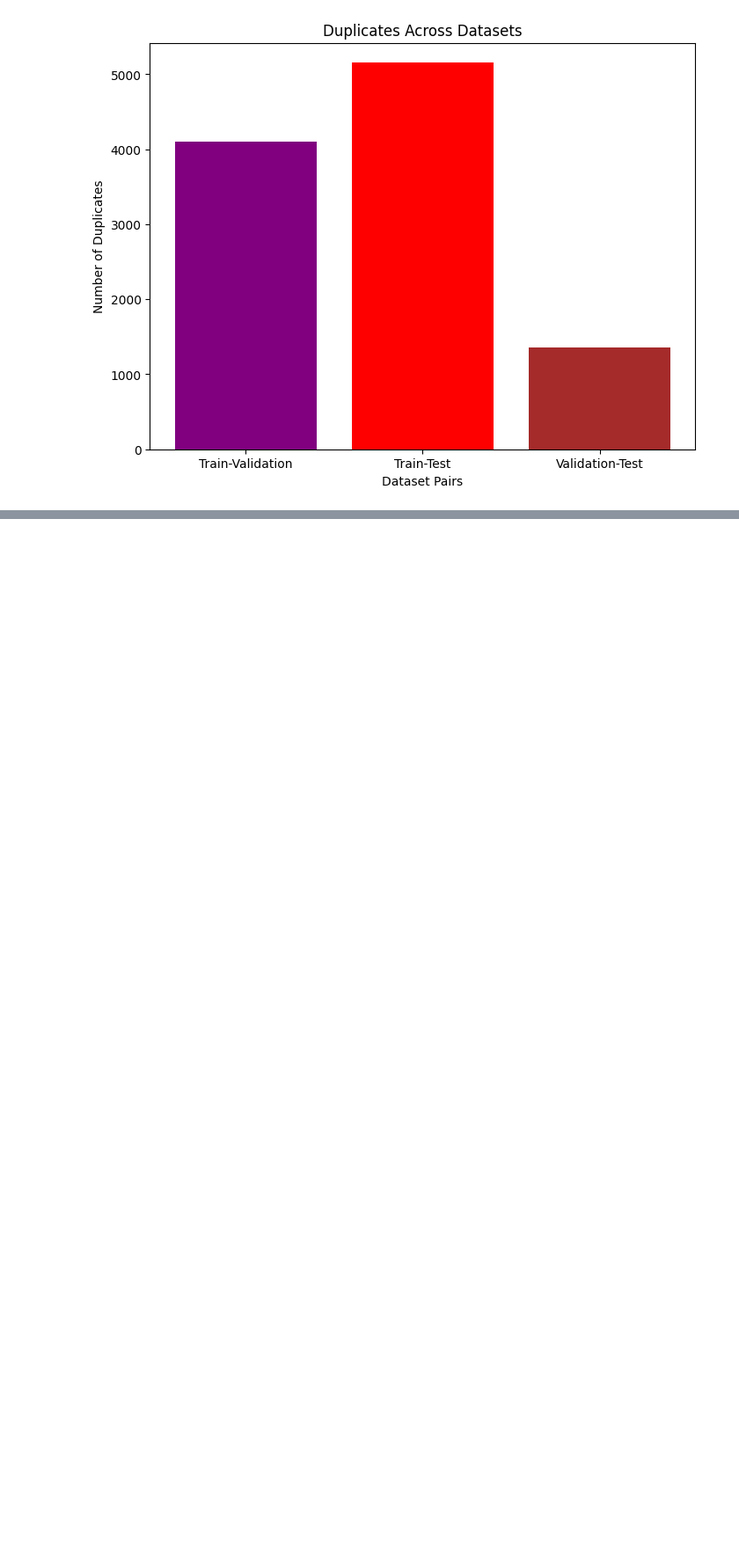
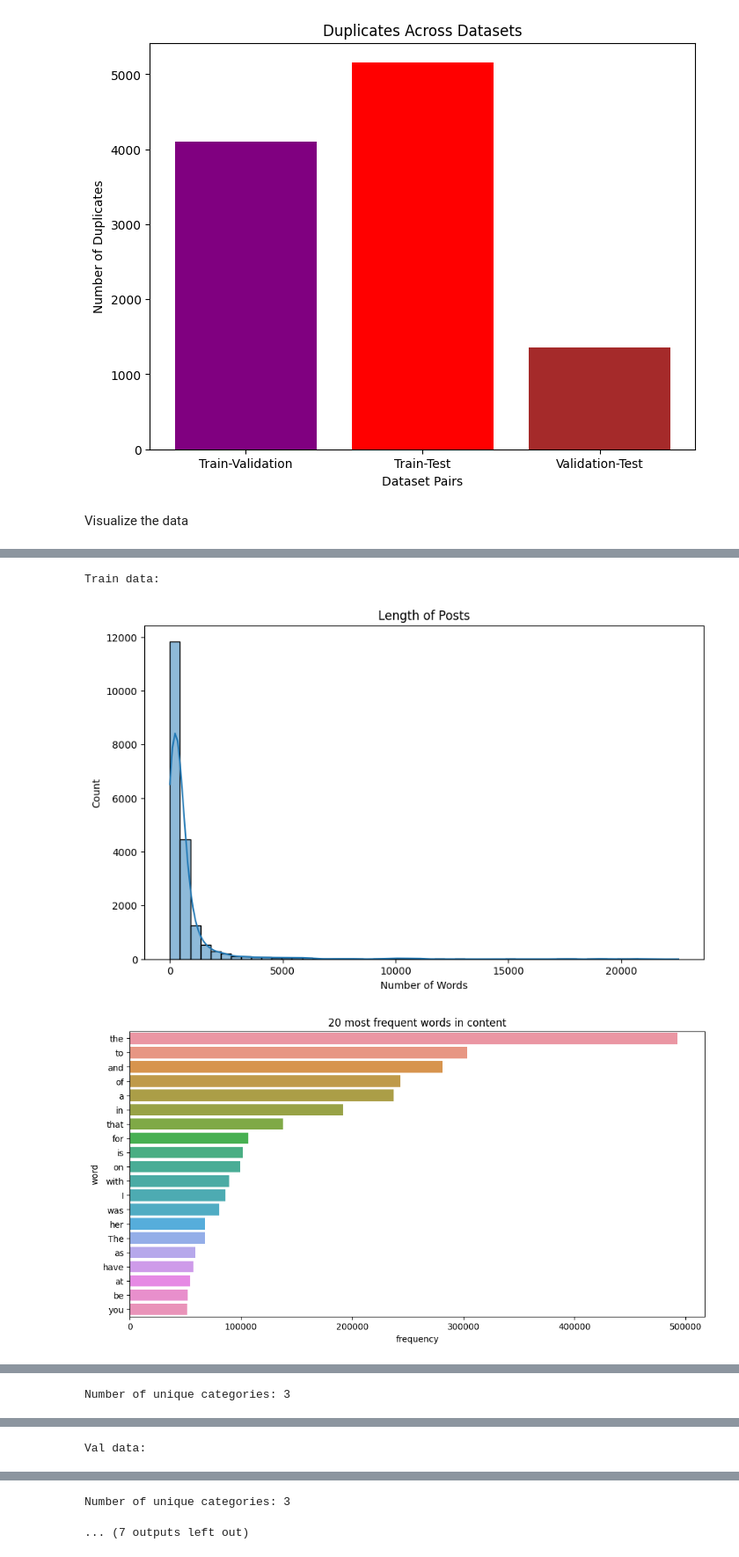
Before and after one commit to Reevo55/dd-ml-research, a Jupyter notebook: dataset_exploration.ipynb, the cells around one changed output, grey strips where cells are left out. Shown at 88% size. Cells and saved outputs as stored; diff of their text form; code cells hidden in the pictures; blank space fills up the shorter version.

Commit message:
feat: reserach, dataset and modules

```diff
--- a/dataset_exploration.ipynb
+++ b/dataset_exploration.ipynb
@@ -234,3 +235,65 @@ plt.show()
 # %% [output]
 [figure]
 [figure]
+# %% [markdown]
+Visualize the data
+# %%
+import pandas as pd
+import matplotlib.pyplot as plt
+import seaborn as sns
+from nltk import FreqDist
+from nltk.tokenize import word_tokenize
+import nltk
+nltk.download('punkt')
+
+def visualise_dataset(df):
+    df['post_length'] = df['content'].apply(lambda x: len(word_tokenize(x)) if pd.notnull(x) and isinstance(x, str) else 0)
+
+    plt.figure(figsize=(10, 6))
+    sns.histplot(df['post_length'], bins=50, kde=True)
+    plt.title('Length of Posts')
+    plt.xlabel('Number of Words')
+    plt.show()
+
+    def plot_word_freq(df, column, n_most_common, title):
+        words = ' '.join(df[df[column].apply(lambda x: pd.notnull(x) and isinstance(x, str))][column]).split()
+        fdist = FreqDist(words)
+        words_df = pd.DataFrame(fdist.most_common(n_most_common),
+                                columns=['word', 'frequency'])
+
+        # Plotting
+        plt.figure(figsize=(12, 6))
+        sns.barplot(data=words_df, x='frequency', y='word')
+        plt.title(title)
+        plt.show()
+
+    plot_word_freq(df, 'content', 20, '20 most frequent words in content')
+
+    plt.figure(figsize=(6, 6))
+    sns.countplot(x='label', data=df)
+    plt.title('Distribution of Labels')
+    plt.show()
+
+    num_categories = df['category'].nunique()
+    print(f'Number of unique categories: {num_categories}')
+
+    df['avg_content_emotion'] = df['content_emotion'].apply(lambda x: sum(x)/len(x) if (x is not None and isinstance(x, list)) else 0)
+    df['avg_comments_emotion'] = df['comments_emotion'].apply(lambda x: sum(x)/len(x) if (x is not None and isinstance(x, list)) else 0)
+
+
+    plt.figure(figsize=(10, 6))
+    sns.histplot(df['avg_content_emotion'], bins=50, kde=True, color='blue', label='Content')
+    sns.histplot(df['avg_comments_emotion'], bins=50, kde=True, color='red', label='Comments')
+    plt.title('Average Emotion Scores')
+    plt.xlabel('Score')
+    plt.legend()
+    plt.show()
+
+
+print("Train data:")
+visualise_dataset(train_data)
+print("Val data:")
+visualise_dataset(val_data)
+print("Test data:")
+visualise_dataset(test_data)
+# %% [output]
@@ -236,0 +303,3 @@ plt.show()
+Train data:
+[figure, added]
+[figure, added]
@@ -236,0 +307 @@ plt.show()
+Number of unique categories: 3
@@ -236,0 +309 @@ plt.show()
+Val data:
@@ -236,0 +313,2 @@ plt.show()
+Number of unique categories: 3
+... (7 outputs left out)
```
Also changed, not shown: parts of 3 cells of this notebook, 11 other files.
